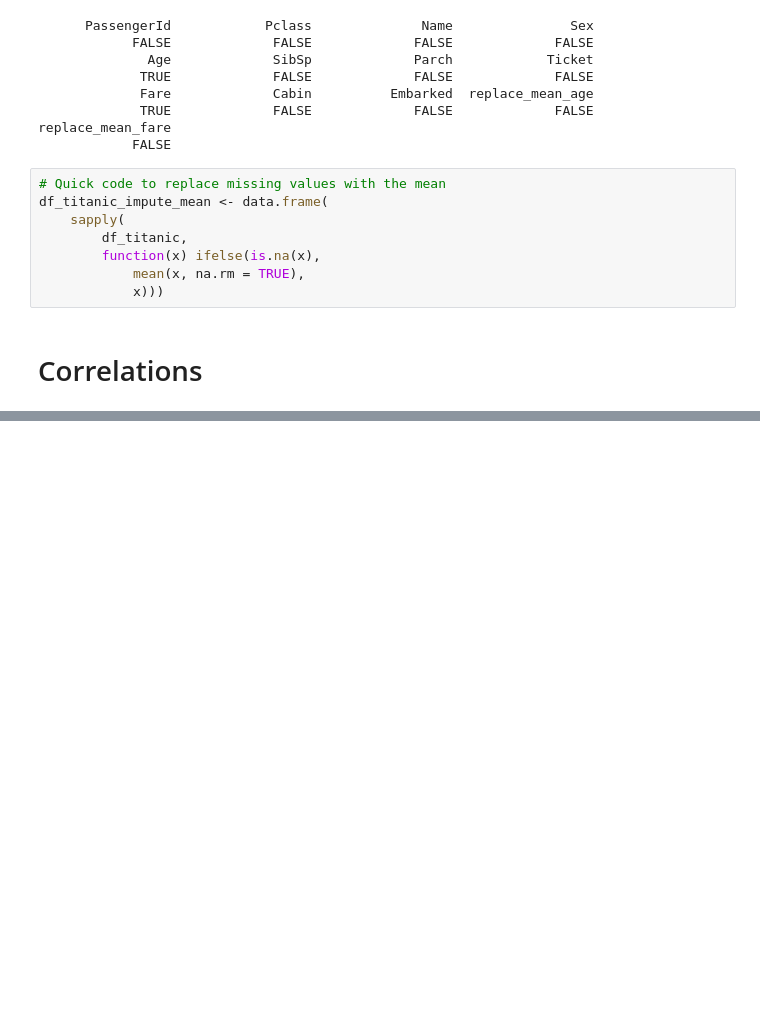
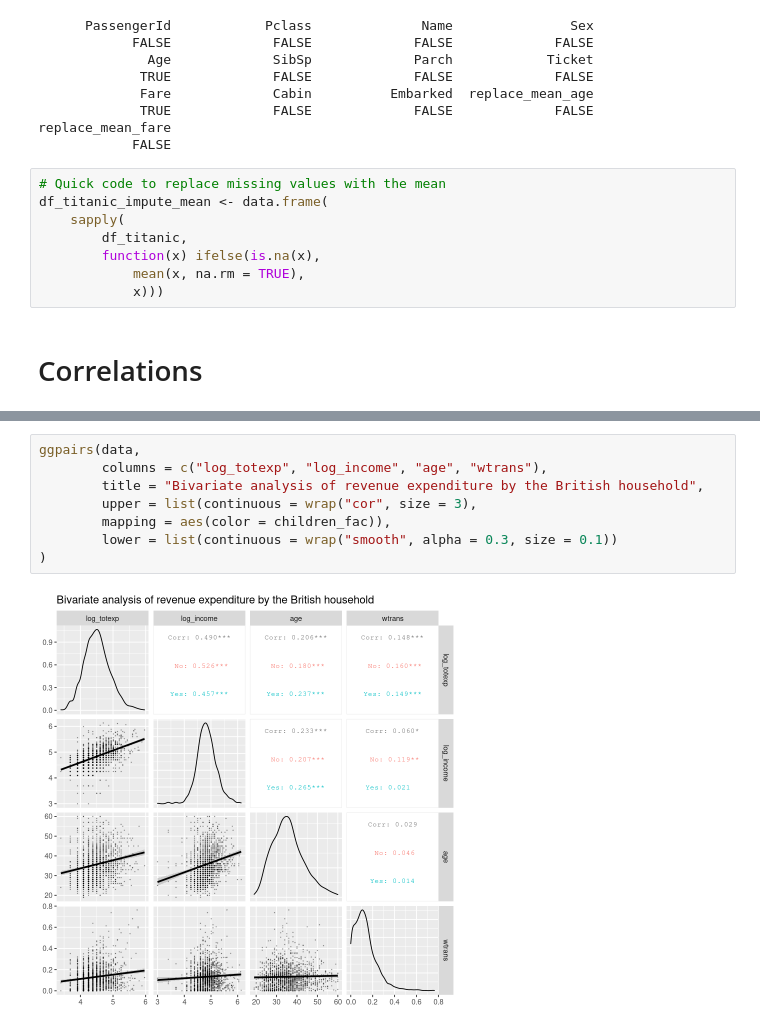
Before and after one commit to creyesp/r-course, a Jupyter notebook: notebooks/tidyr.ipynb, the cells around one changed output, grey strips where cells are left out. Cells and saved outputs as stored; diff of their text form; blank space fills up the shorter version.

```diff
--- a/notebooks/tidyr.ipynb
+++ b/notebooks/tidyr.ipynb
@@ -107,0 +239,10 @@ ERROR: Error in filter(income < 500): object 'income' not found
+# %%
+ggpairs(data,
+        columns = c("log_totexp", "log_income", "age", "wtrans"),
+        title = "Bivariate analysis of revenue expenditure by the British household",
+        upper = list(continuous = wrap("cor", size = 3),
+        mapping = aes(color = children_fac)),
+        lower = list(continuous = wrap("smooth", alpha = 0.3, size = 0.1))
+)
+# %% [output]
+[figure, added]
```
Also changed, not shown: parts of 13 cells of this notebook, 4 other files.
